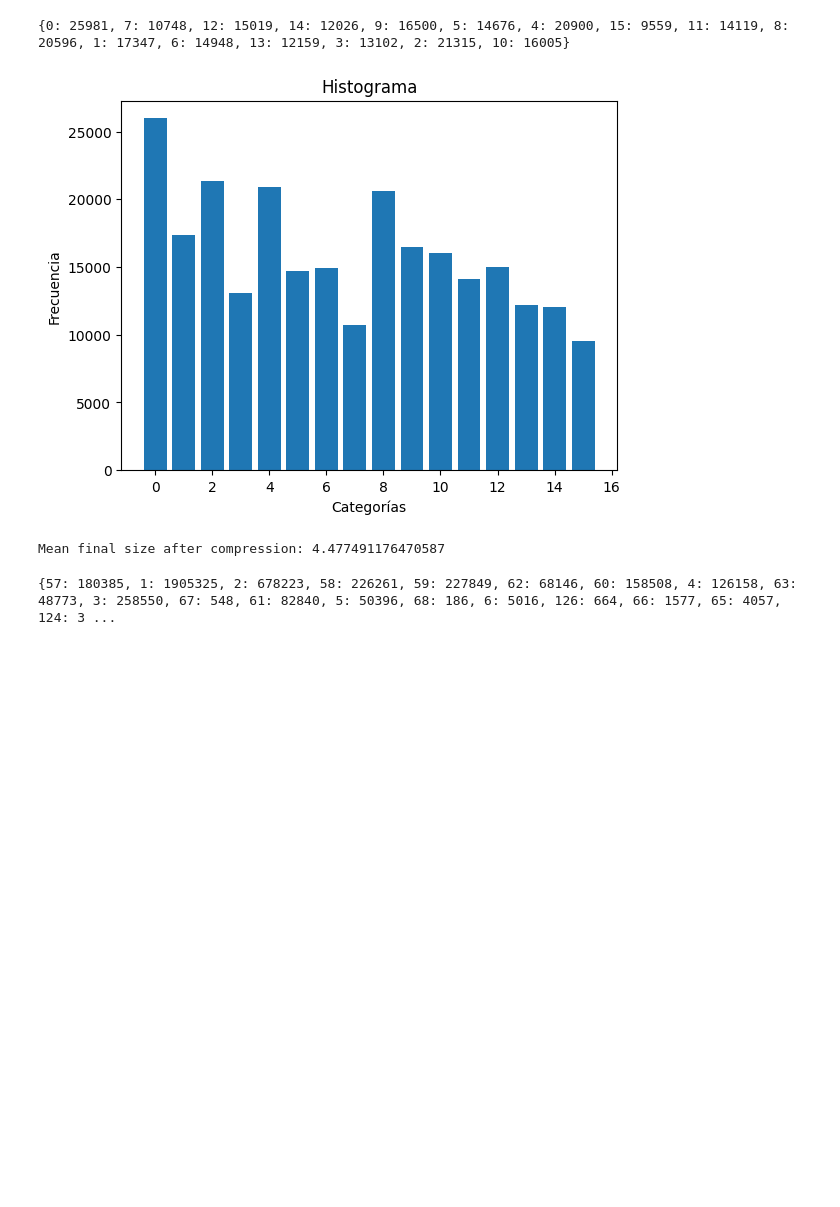
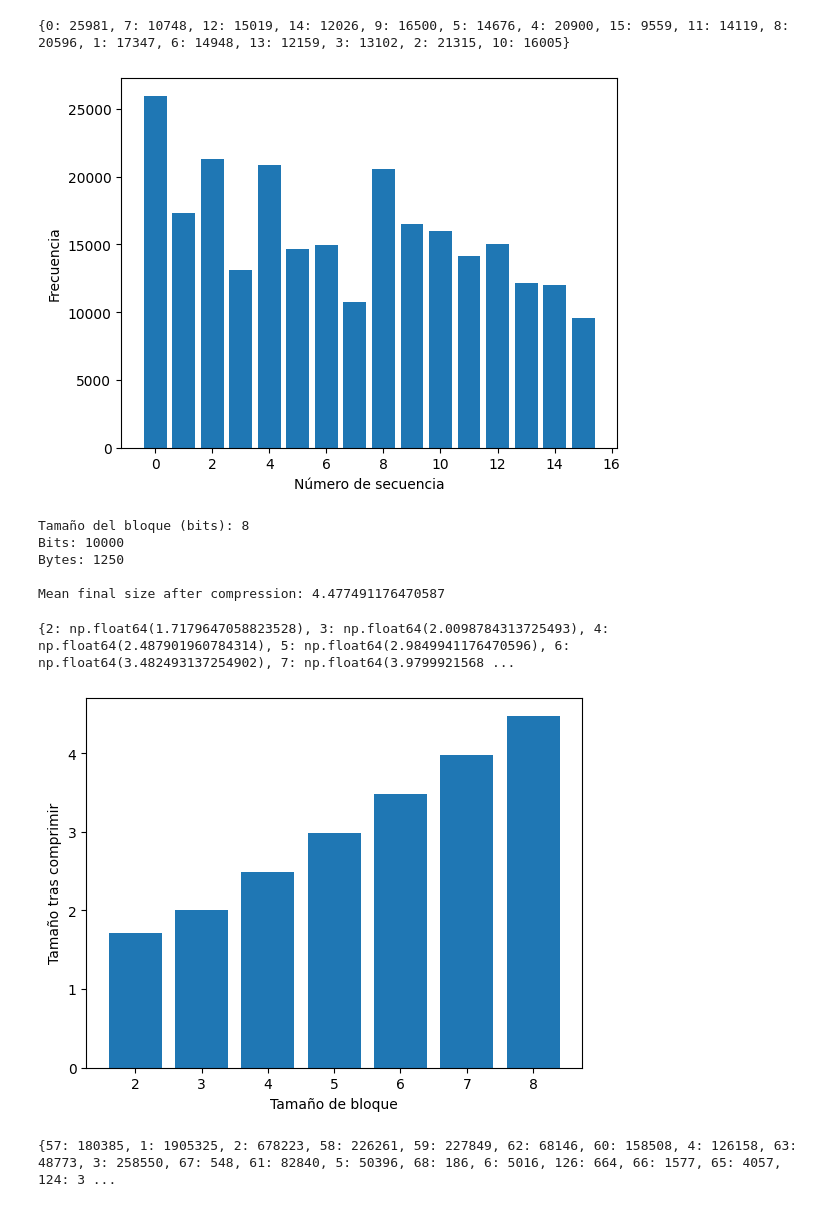
Before and after one commit to joselumarja/HDC_Accelerator, a Jupyter notebook: notebooks/compresion_analysis.ipynb, the cells around one changed output. Saved outputs shown, nothing was run; the diff lists cells and outputs as text; code cells hidden in the pictures; blank space fills up the shorter version.

```diff
--- a/notebooks/compresion_analysis.ipynb
+++ b/notebooks/compresion_analysis.ipynb
@@ -129,6 +129,17 @@ def count_occurrences(array):
             occurrences[item]=occurrences[item]+1
 
     return occurrences
+# %%
+def calc_mean_compression(all_arrays, block_size):
+    compression = []
+
+    for array in all_arrays:
+        compressed_array = run_lenght_compressor(array, block_size)
+        compression.append(len(compressed_array)/len(array))
+
+    compression = np.array(compression)
+
+    return compression.mean()
 # %%
 import matplotlib.pyplot as plt
 import matplotlib.ticker as ticker
@@ -272,21 +283,37 @@ print(all_occurrences)
 # %% [output]
 {0: 25981, 7: 10748, 12: 15019, 14: 12026, 9: 16500, 5: 14676, 4: 20900, 15: 9559, 11: 14119, 8: 20596, 1: 17347, 6: 14948, 13: 12159, 3: 13102, 2: 21315, 10: 16005}
 # %%
-show_histogram(all_occurrences)
+show_histogram(all_occurrences, "Número de secuencia", "Frecuencia")
 # %% [output]
-[figure, old version]
+[figure, new version]
 # %%
-compression = []
+block_size = 8
 
-for array in all_arrays:
-    compressed_array = run_lenght_compressor(array)
-    compression.append(len(compressed_array)/len(array))
+mean_compression = calc_mean_compression(all_arrays, block_size)
 
-compression = np.array(compression)
-
-print("Mean final size after compression: "+str(compression.mean()))
+print("Tamaño del bloque (bits): "+str(block_size))
+print(f"Bits: {len(array)}")
+print(f"Bytes: {len(array.tobytes())}\n")
+print("Mean final size after compression: "+str(mean_compression))
 # %% [output]
+Tamaño del bloque (bits): 8
+Bits: 10000
+Bytes: 1250
+
 Mean final size after compression: 4.477491176470587
+# %%
+compression = {}
+
+for i in range(2, 9):
+    compression[i] = calc_mean_compression(all_arrays, i)
+
+print(compression)
+# %% [output]
+{2: np.float64(1.7179647058823528), 3: np.float64(2.0098784313725493), 4: np.float64(2.487901960784314), 5: np.float64(2.9849941176470596), 6: np.float64(3.482493137254902), 7: np.float64(3.9799921568 ...
+# %%
+show_histogram(compression, "Tamaño de bloque", "Tamaño tras comprimir")
+# %% [output]
+[figure, added]
 # %%
 all_arrays = []
 
```
Also changed, not shown: parts of 8 cells of this notebook.
